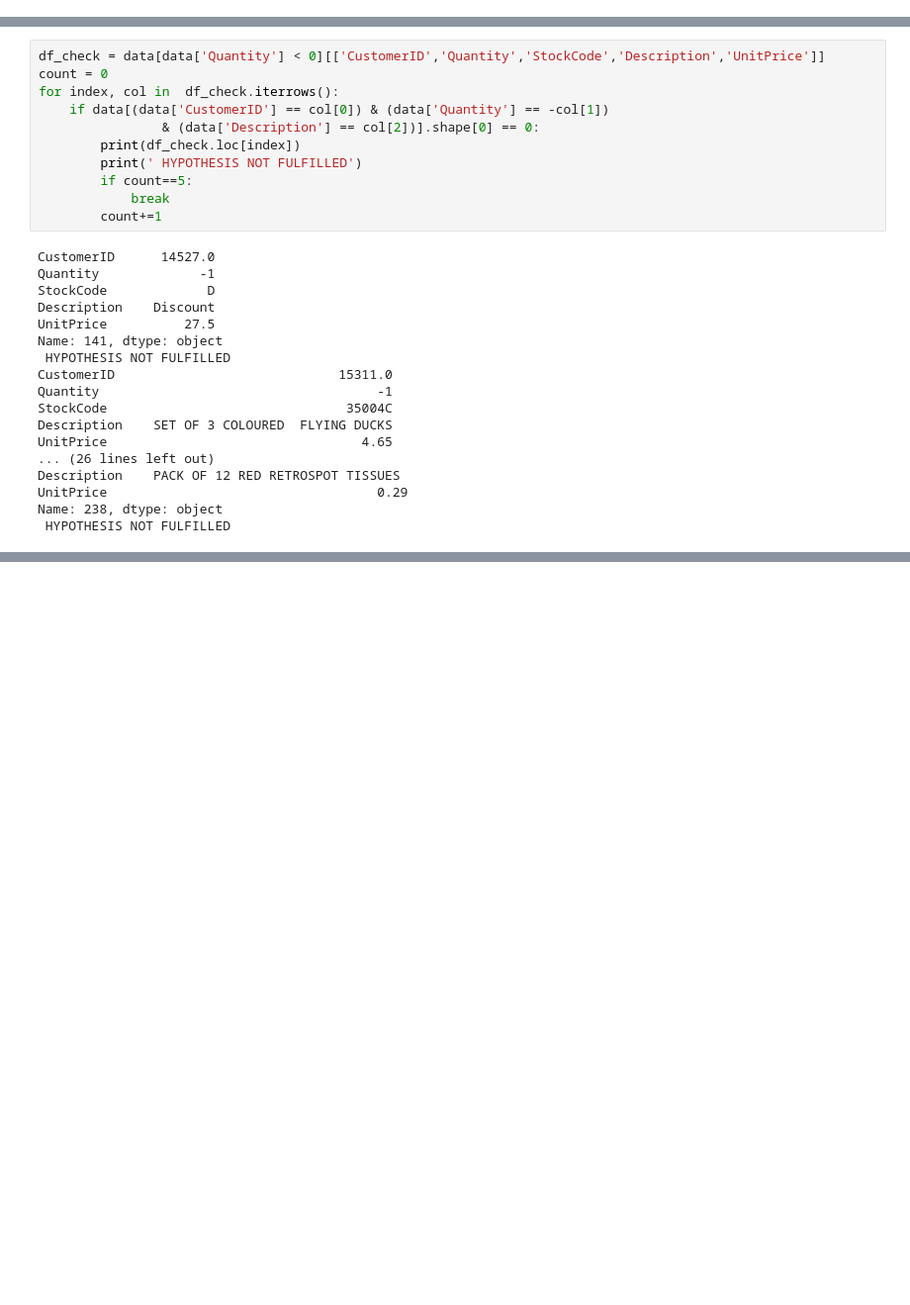
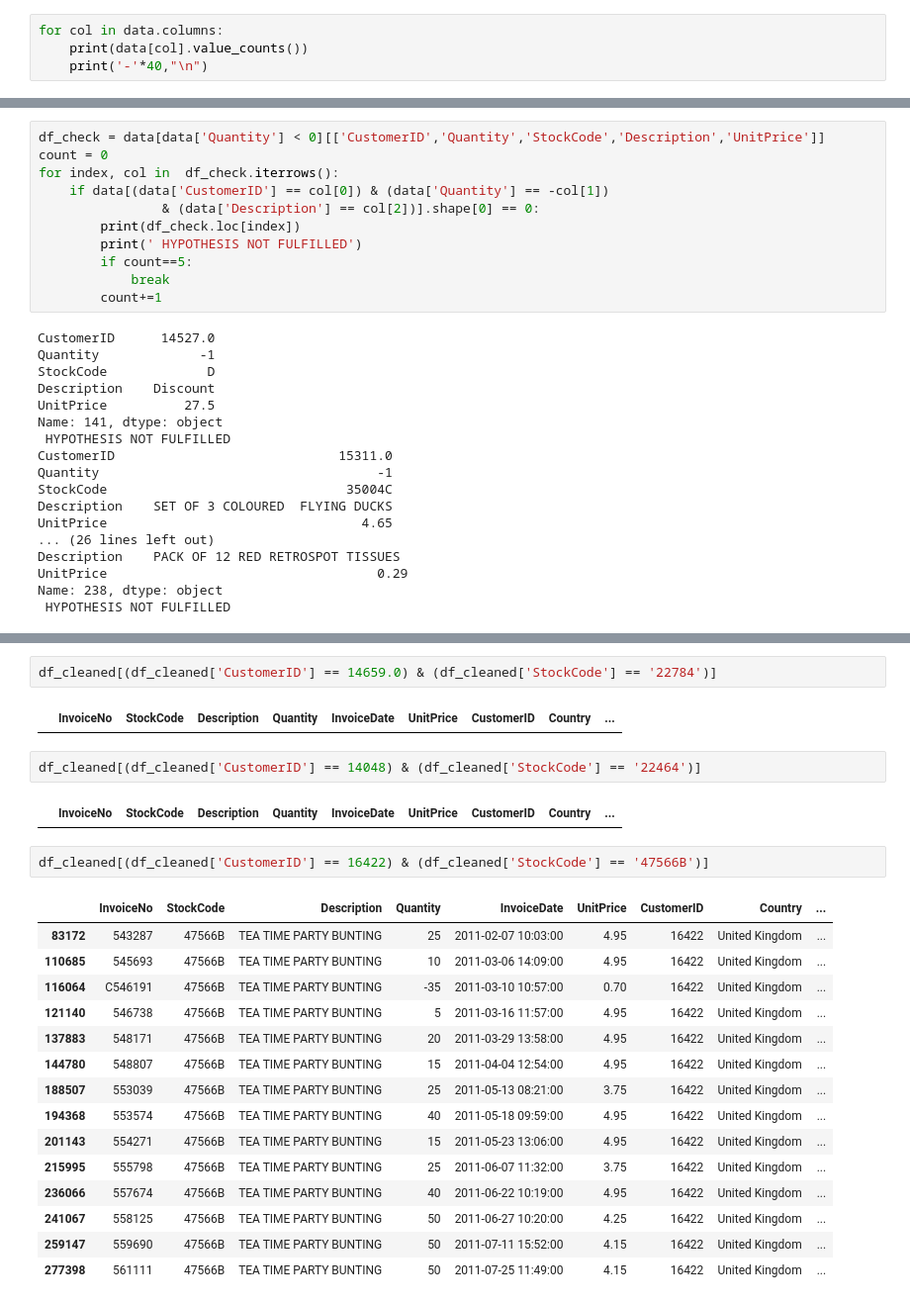
Before and after one commit to 464venkatsai/CustomerSegmentationAnalysis, a Jupyter notebook: Customer Segementation.ipynb, the cells around one changed output, grey strips where cells are left out. Shown: that part at 99% size. Cells and saved outputs as stored; diff of their text form; blank space fills up the shorter version.

Commit message:
Counterpart

```diff
--- a/Customer Segementation.ipynb
+++ b/Customer Segementation.ipynb
@@ -103,3 +104,7 @@ Barplot(x=df_countries["Country"].value_counts().index[:10],
         rotate=45)
 # %% [output]
 [figure]
+# %%
+for col in data.columns:
+    print(data[col].value_counts())
+    print('-'*40,"\n")
@@ -224,0 +275,26 @@ for index, col in data.iterrows():
+# %%
+df_cleaned[(df_cleaned['CustomerID'] == 14659.0) & (df_cleaned['StockCode'] == '22784')]
+# %% [output]
+|  | InvoiceNo | StockCode | Description | Quantity | InvoiceDate | UnitPrice | CustomerID | Country | ... |
+# %%
+df_cleaned[(df_cleaned['CustomerID'] == 14048) & (df_cleaned['StockCode'] == '22464')]
+# %% [output]
+|  | InvoiceNo | StockCode | Description | Quantity | InvoiceDate | UnitPrice | CustomerID | Country | ... |
+# %%
+df_cleaned[(df_cleaned['CustomerID'] == 16422) & (df_cleaned['StockCode'] == '47566B')]
+# %% [output]
+|  | InvoiceNo | StockCode | Description | Quantity | InvoiceDate | UnitPrice | CustomerID | Country | ... |
+| 83172 | 543287 | 47566B | TEA TIME PARTY BUNTING | 25 | 2011-02-07 10:03:00 | 4.95 | 16422 | United Kingdom | ... |
+| 110685 | 545693 | 47566B | TEA TIME PARTY BUNTING | 10 | 2011-03-06 14:09:00 | 4.95 | 16422 | United Kingdom | ... |
+| 116064 | C546191 | 47566B | TEA TIME PARTY BUNTING | -35 | 2011-03-10 10:57:00 | 0.70 | 16422 | United Kingdom | ... |
+| 121140 | 546738 | 47566B | TEA TIME PARTY BUNTING | 5 | 2011-03-16 11:57:00 | 4.95 | 16422 | United Kingdom | ... |
+| 137883 | 548171 | 47566B | TEA TIME PARTY BUNTING | 20 | 2011-03-29 13:58:00 | 4.95 | 16422 | United Kingdom | ... |
+| 144780 | 548807 | 47566B | TEA TIME PARTY BUNTING | 15 | 2011-04-04 12:54:00 | 4.95 | 16422 | United Kingdom | ... |
+| 188507 | 553039 | 47566B | TEA TIME PARTY BUNTING | 25 | 2011-05-13 08:21:00 | 3.75 | 16422 | United Kingdom | ... |
+| 194368 | 553574 | 47566B | TEA TIME PARTY BUNTING | 40 | 2011-05-18 09:59:00 | 4.95 | 16422 | United Kingdom | ... |
+| 201143 | 554271 | 47566B | TEA TIME PARTY BUNTING | 15 | 2011-05-23 13:06:00 | 4.95 | 16422 | United Kingdom | ... |
+| 215995 | 555798 | 47566B | TEA TIME PARTY BUNTING | 25 | 2011-06-07 11:32:00 | 3.75 | 16422 | United Kingdom | ... |
+| 236066 | 557674 | 47566B | TEA TIME PARTY BUNTING | 40 | 2011-06-22 10:19:00 | 4.95 | 16422 | United Kingdom | ... |
+| 241067 | 558125 | 47566B | TEA TIME PARTY BUNTING | 50 | 2011-06-27 10:20:00 | 4.25 | 16422 | United Kingdom | ... |
+| 259147 | 559690 | 47566B | TEA TIME PARTY BUNTING | 50 | 2011-07-11 15:52:00 | 4.15 | 16422 | United Kingdom | ... |
+| 277398 | 561111 | 47566B | TEA TIME PARTY BUNTING | 50 | 2011-07-25 11:49:00 | 4.15 | 16422 | United Kingdom | ... |
```
Also changed, not shown: parts of 17 cells of this notebook.
